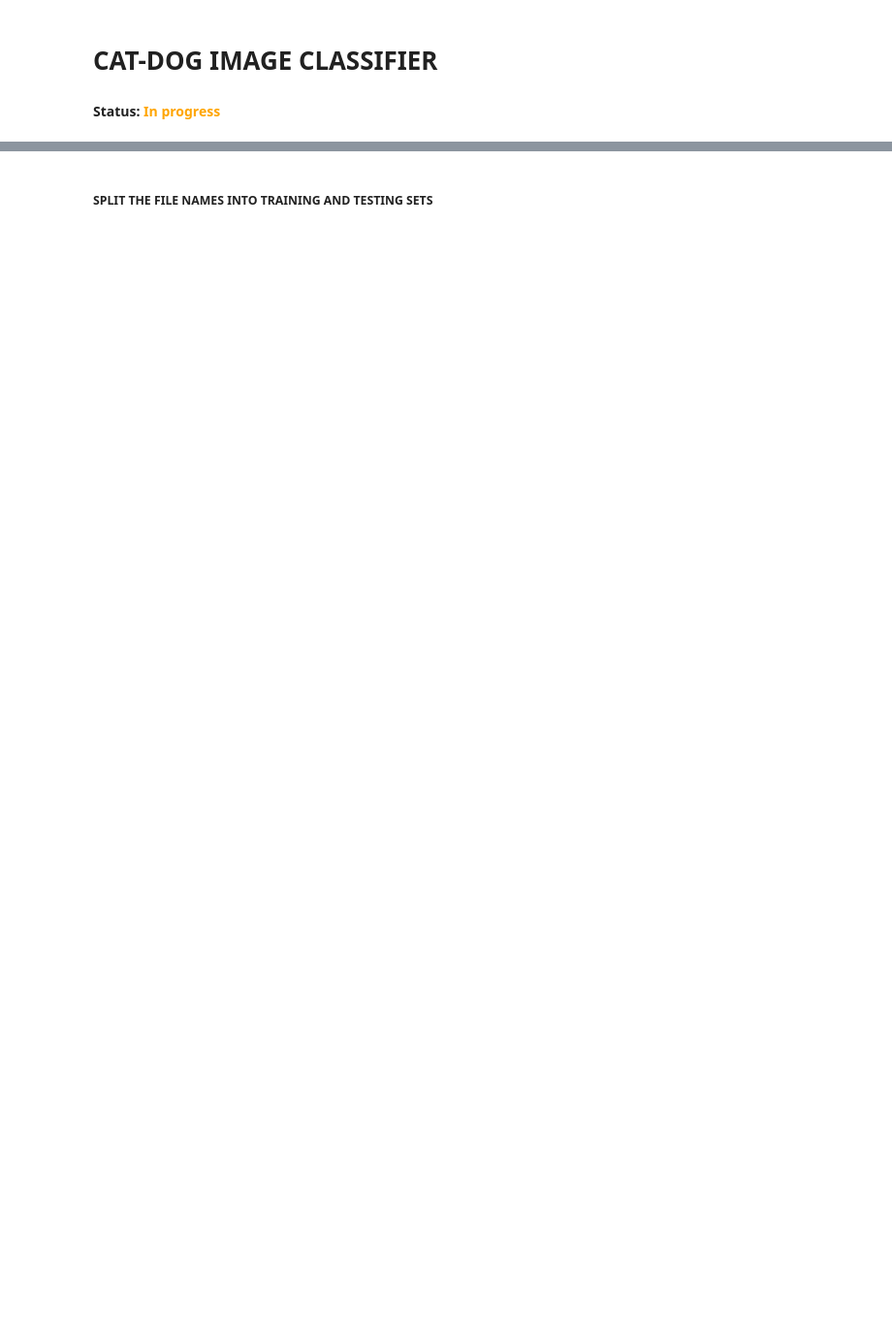
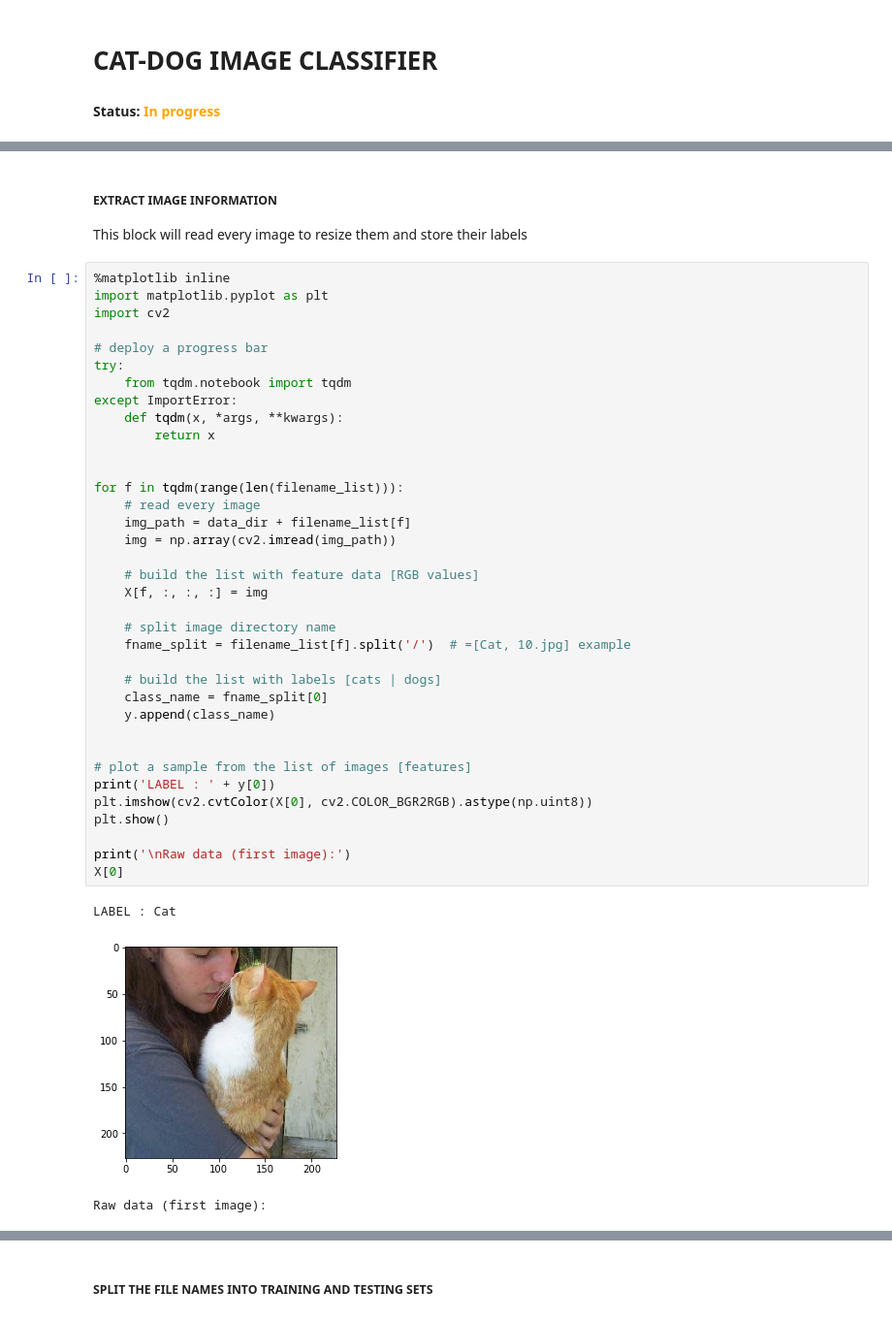
Before and after one commit to igerardoh/cat-dog-cnn-classifier, a Jupyter notebook: python/03-data-analysis/cnn-tensorflow-1.x/cnn-classification-tensorflow1.x-catdog.ipynb, the cells around one changed output, grey strips where cells are left out. Shown at 97% size. Saved outputs shown, nothing was run; the diff lists cells and outputs as text; blank space fills up the shorter version.

```diff
--- a/python/03-data-analysis/cnn-tensorflow-1.x/cnn-classification-tensorflow1.x-catdog.ipynb
+++ b/python/03-data-analysis/cnn-tensorflow-1.x/cnn-classification-tensorflow1.x-catdog.ipynb
@@ -28,0 +56,43 @@ loader.close()
+# %% [markdown]
+##### EXTRACT IMAGE INFORMATION
+This block will read every image to resize them and store their labels
+# %%
+%matplotlib inline
+import matplotlib.pyplot as plt
+import cv2
+
+# deploy a progress bar
+try:
+    from tqdm.notebook import tqdm
+except ImportError:
+    def tqdm(x, *args, **kwargs):
+        return x
+
+
+for f in tqdm(range(len(filename_list))):
+    # read every image
+    img_path = data_dir + filename_list[f]
+    img = np.array(cv2.imread(img_path))
+
+    # build the list with feature data [RGB values]
+    X[f, :, :, :] = img
+
+    # split image directory name
+    fname_split = filename_list[f].split('/')  # =[Cat, 10.jpg] example
+
+    # build the list with labels [cats | dogs]
+    class_name = fname_split[0]
+    y.append(class_name)
+
+
+# plot a sample from the list of images [features]
+print('LABEL : ' + y[0])
+plt.imshow(cv2.cvtColor(X[0], cv2.COLOR_BGR2RGB).astype(np.uint8))
+plt.show()
+
+print('\nRaw data (first image):')
+X[0]
+# %% [output]
+LABEL : Cat
+[figure, added]
+Raw data (first image):
```
Also changed, not shown: parts of 28 cells of this notebook, 5 other files.
